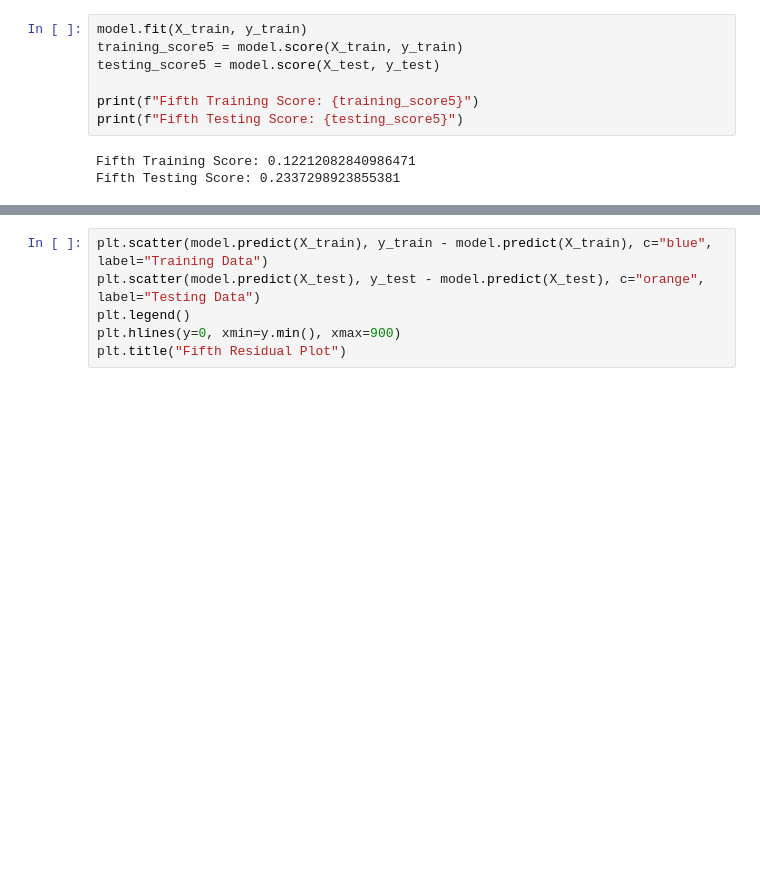
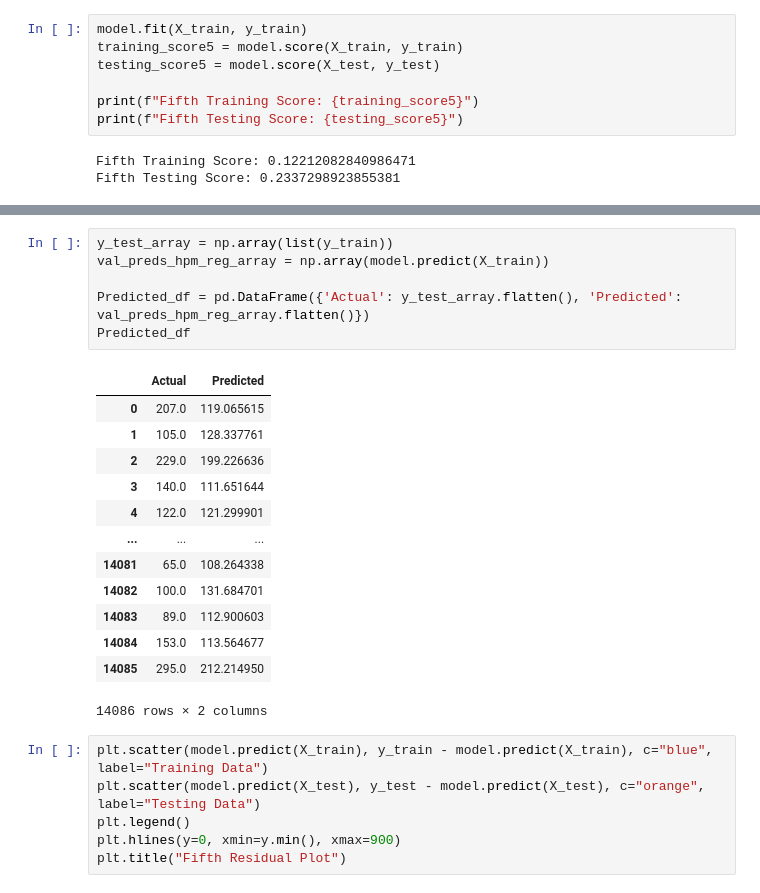
Before and after one commit to zhr47/Final_Project, a Jupyter notebook: ML_model.ipynb, the cells around one changed output, grey strips where cells are left out. Cells and saved outputs as stored; diff of their text form; blank space fills up the shorter version.

```diff
--- a/ML_model.ipynb
+++ b/ML_model.ipynb
@@ -234,3 +260,23 @@ Fifth Testing Score: 0.2337298923855381
+# %%
+y_test_array = np.array(list(y_train))
+val_preds_hpm_reg_array = np.array(model.predict(X_train))
+
+Predicted_df = pd.DataFrame({'Actual': y_test_array.flatten(), 'Predicted': val_preds_hpm_reg_array.flatten()})
+Predicted_df
+# %% [output]
+|  | Actual | Predicted |
+| 0 | 207.0 | 119.065615 |
+| 1 | 105.0 | 128.337761 |
+| 2 | 229.0 | 199.226636 |
+| 3 | 140.0 | 111.651644 |
+| 4 | 122.0 | 121.299901 |
+| ... | ... | ... |
+| 14081 | 65.0 | 108.264338 |
+| 14082 | 100.0 | 131.684701 |
+| 14083 | 89.0 | 112.900603 |
+| 14084 | 153.0 | 113.564677 |
+| 14085 | 295.0 | 212.214950 |
+14086 rows × 2 columns
 # %%
 plt.scatter(model.predict(X_train), y_train - model.predict(X_train), c="blue", label="Training Data")
 plt.scatter(model.predict(X_test), y_test - model.predict(X_test), c="orange", label="Testing Data")
```
Also changed, not shown: parts of 11 cells of this notebook.
